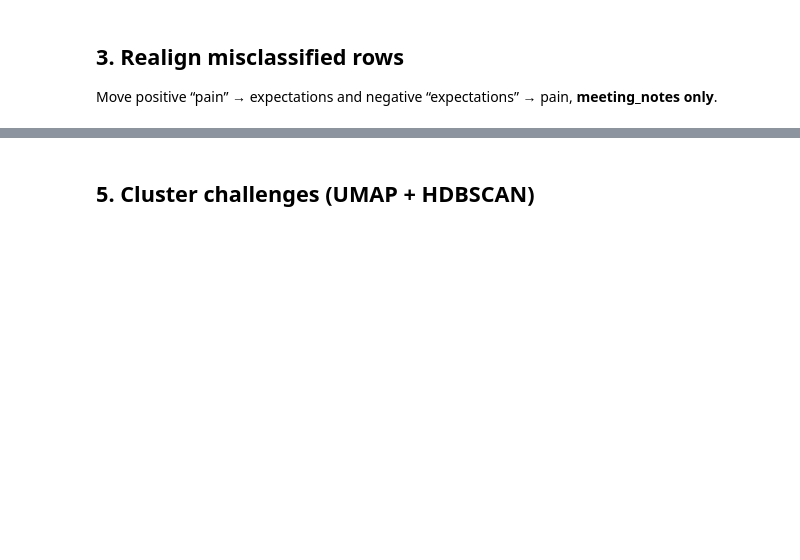
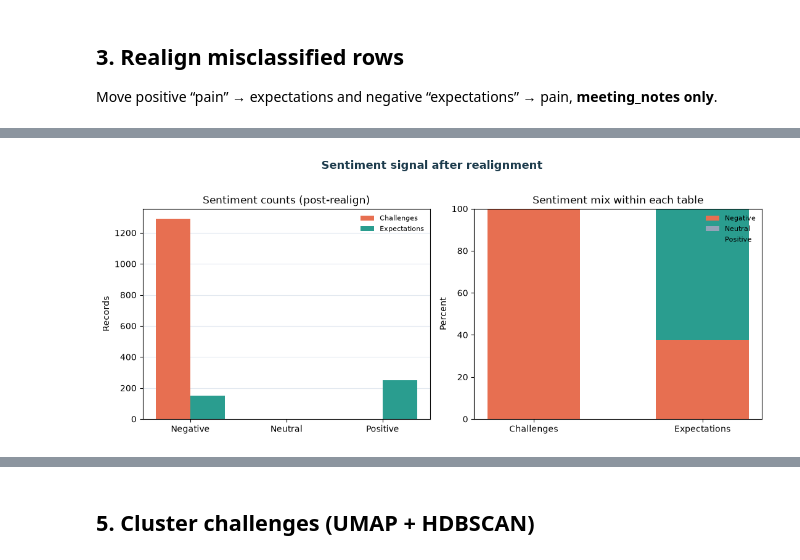
Before and after one commit to lilswapnil/IPS, a Jupyter notebook: notebook/analysis.ipynb, the cells around one changed output, grey strips where cells are left out. Saved outputs shown, nothing was run; the diff lists cells and outputs as text; code cells hidden in the pictures; blank space fills up the shorter version.

```diff
--- a/notebook/analysis.ipynb
+++ b/notebook/analysis.ipynb
@@ -170,0 +203,93 @@ worksheet        196
+# %%
+CORAL = "#E76F51"
+TEAL = "#2A9D8F"
+MUTED = "#94A3B8"
+NAVY = "#1B3A4B"
+
+order = ["negative", "neutral", "positive"]
+colors = {"negative": CORAL, "neutral": MUTED, "positive": TEAL}
+
+
+def counts(frame: pd.DataFrame) -> list[int]:
+    vc = frame["sentiment"].value_counts()
+    return [int(vc.get(s, 0)) for s in order]
+
+
+def pct(vals: list[int]) -> list[float]:
+    total = sum(vals) or 1
+    return [100 * v / total for v in vals]
+
+
+# --- Validation: realign should clear these meeting_notes mismatches ---
+pos_in_challenges = df_painpoints.loc[
+    (df_painpoints["source"] == SOURCE_MEETING_NOTES)
+    & (df_painpoints["sentiment"] == "positive")
+]
+neg_in_expectations = df_expectations.loc[
+    (df_expectations["source"] == SOURCE_MEETING_NOTES)
+    & (df_expectations["sentiment"] == "negative")
+]
+
+print("Post-realign validation (meeting_notes only)")
+print(f"  Positive challenges remaining: {len(pos_in_challenges)} (expect 0)")
+print(f"  Negative expectations remaining: {len(neg_in_expectations)} (expect 0)")
+if len(pos_in_challenges) or len(neg_in_expectations):
+    display(Markdown("**Still misfiled after realign — inspect below**"))
+    if len(pos_in_challenges):
+        display(pos_in_challenges)
+    if len(neg_in_expectations):
+        display(neg_in_expectations)
+else:
+    print("  OK — no meeting_notes polarity mismatches left in the wrong table.")
+
+print("\nSentiment counts after realign:")
+print("  Challenges:", dict(zip(order, counts(df_painpoints))))
+print("  Expectations:", dict(zip(order, counts(df_expectations))))
+
+ch, ex = counts(df_painpoints), counts(df_expectations)
+x = np.arange(len(order))
+w = 0.36
+
+fig, axes = plt.subplots(1, 2, figsize=(11, 4.5))
+axes[0].bar(x - w / 2, ch, width=w, color=CORAL, label="Challenges")
+axes[0].bar(x + w / 2, ex, width=w, color=TEAL, label="Expectations")
+axes[0].set_xticks(x)
+axes[0].set_xticklabels([s.title() for s in order])
+axes[0].set_ylabel("Records")
+axes[0].set_title("Sentiment counts (post-realign)")
+axes[0].legend(frameon=False, fontsize=8)
+axes[0].set_axisbelow(True)
+axes[0].yaxis.grid(True, color="#E2E8F0", lw=0.8)
+
+ch_p, ex_p = pct(ch), pct(ex)
+bottom = np.zeros(2)
+for i, sent in enumerate(order):
+    vals = [ch_p[i], ex_p[i]]
+    axes[1].bar(
+        ["Challenges", "Expectations"],
+        vals,
+        bottom=bottom,
+        color=colors[sent],
+        label=sent.title(),
+        width=0.55,
+    )
+    bottom = bottom + vals
+axes[1].set_ylim(0, 100)
+axes[1].set_ylabel("Percent")
+axes[1].set_title("Sentiment mix within each table")
+axes[1].legend(frameon=False, fontsize=8, loc="upper right")
+
+fig.suptitle(
+    "Sentiment signal after realignment",
+    fontsize=13,
+    fontweight="bold",
+    color=NAVY,
+    y=1.02,
+)
+fig.tight_layout()
+fig_path = ROOT / "output" / "figures" / "sentiment_mix_post_realign.png"
+fig_path.parent.mkdir(parents=True, exist_ok=True)
+fig.savefig(fig_path, dpi=180, bbox_inches="tight", facecolor="white")
+print(f"Saved {fig_path}")
+plt.show()
+# %% [output]
@@ -171,3 +305,4 @@ worksheet        196
+[figure, added]
 # %% [markdown]
 ## 4. Categorize records
 
```
Also changed, not shown: parts of 15 cells of this notebook, 40 other files.
